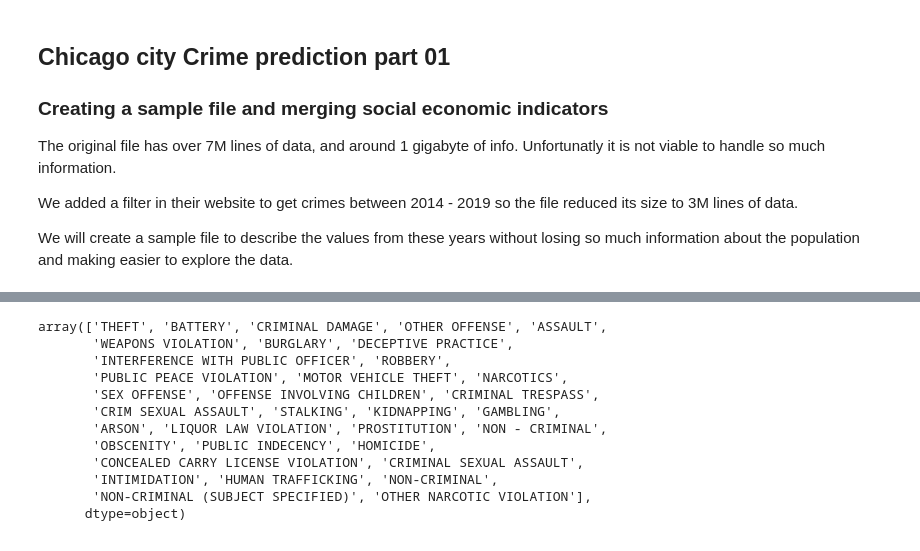
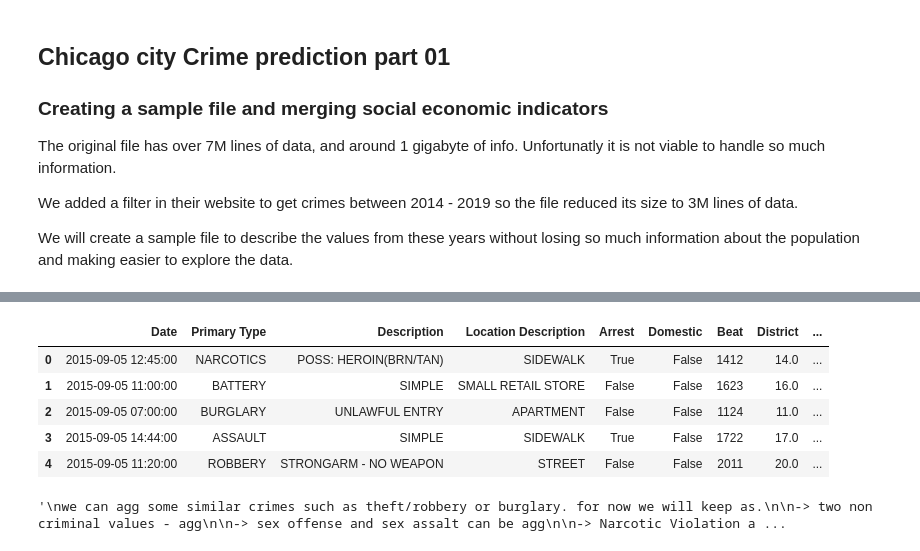
Before and after one commit to langulski/CrimePrediction, a Jupyter notebook: Sample and Data Cleaning_01.ipynb, the cells around one changed output, grey strips where cells are left out. Saved outputs shown, nothing was run; the diff lists cells and outputs as text; code cells hidden in the pictures.

```diff
--- a/Sample and Data Cleaning_01.ipynb
+++ b/Sample and Data Cleaning_01.ipynb
@@ -74,5 +197,16 @@ memory usage: 97.3+ MB
 # %%
-df.drop(['Unnamed: 0','Case Number','Updated On','IUCR','FBI Code'],axis=1,inplace=True)
+df.drop(['Unnamed: 0','Case Number','Updated On','IUCR','FBI Code','ID','Block'],axis=1,inplace=True)
+# %%
+df['Date'] = df['Date'].astype('datetime64[ns]')
+# %%
+df.head(5)
+# %% [output]
+|  | Date | Primary Type | Description | Location Description | Arrest | Domestic | Beat | District | ... |
+| 0 | 2015-09-05 12:45:00 | NARCOTICS | POSS: HEROIN(BRN/TAN) | SIDEWALK | True | False | 1412 | 14.0 | ... |
+| 1 | 2015-09-05 11:00:00 | BATTERY | SIMPLE | SMALL RETAIL STORE | False | False | 1623 | 16.0 | ... |
+| 2 | 2015-09-05 07:00:00 | BURGLARY | UNLAWFUL ENTRY | APARTMENT | False | False | 1124 | 11.0 | ... |
+| 3 | 2015-09-05 14:44:00 | ASSAULT | SIMPLE | SIDEWALK | True | False | 1722 | 17.0 | ... |
+| 4 | 2015-09-05 11:20:00 | ROBBERY | STRONGARM - NO WEAPON | STREET | False | False | 2011 | 20.0 | ... |
 # %%
 df.dropna(inplace=True)
 # %%
@@ -87,23 +221,9 @@ we can agg some similar crimes such as theft/robbery or burglary. for now we wil
 
 -> sex offense and sex assalt can be agg
 
--> Narcotic Vaolation and narcotics -agg
-
-
-
+-> Narcotic Violation and narcotics -agg
 
 
 '''
 # %% [output]
-array(['THEFT', 'BATTERY', 'CRIMINAL DAMAGE', 'OTHER OFFENSE', 'ASSAULT',
-       'WEAPONS VIOLATION', 'BURGLARY', 'DECEPTIVE PRACTICE',
-       'INTERFERENCE WITH PUBLIC OFFICER', 'ROBBERY',
-       'PUBLIC PEACE VIOLATION', 'MOTOR VEHICLE THEFT', 'NARCOTICS',
-       'SEX OFFENSE', 'OFFENSE INVOLVING CHILDREN', 'CRIMINAL TRESPASS',
-       'CRIM SEXUAL ASSAULT', 'STALKING', 'KIDNAPPING', 'GAMBLING',
-       'ARSON', 'LIQUOR LAW VIOLATION', 'PROSTITUTION', 'NON - CRIMINAL',
-       'OBSCENITY', 'PUBLIC INDECENCY', 'HOMICIDE',
-       'CONCEALED CARRY LICENSE VIOLATION', 'CRIMINAL SEXUAL ASSAULT',
-       'INTIMIDATION', 'HUMAN TRAFFICKING', 'NON-CRIMINAL',
-       'NON-CRIMINAL (SUBJECT SPECIFIED)', 'OTHER NARCOTIC VIOLATION'],
-      dtype=object)
+'\nwe can agg some similar crimes such as theft/robbery or burglary. for now we will keep as.\n\n-> two non criminal values - agg\n\n-> sex offense and sex assalt can be agg\n\n-> Narcotic Violation a ...
```
Also changed, not shown: parts of 32 cells of this notebook, 3 other files.
